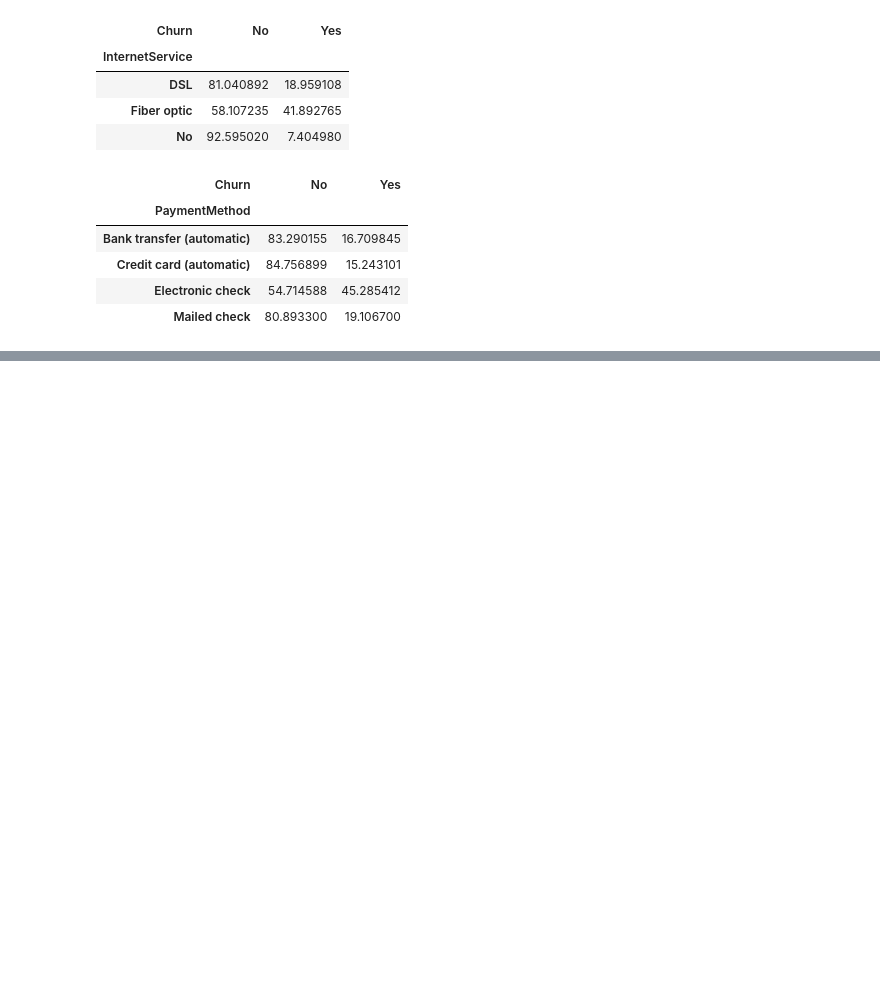
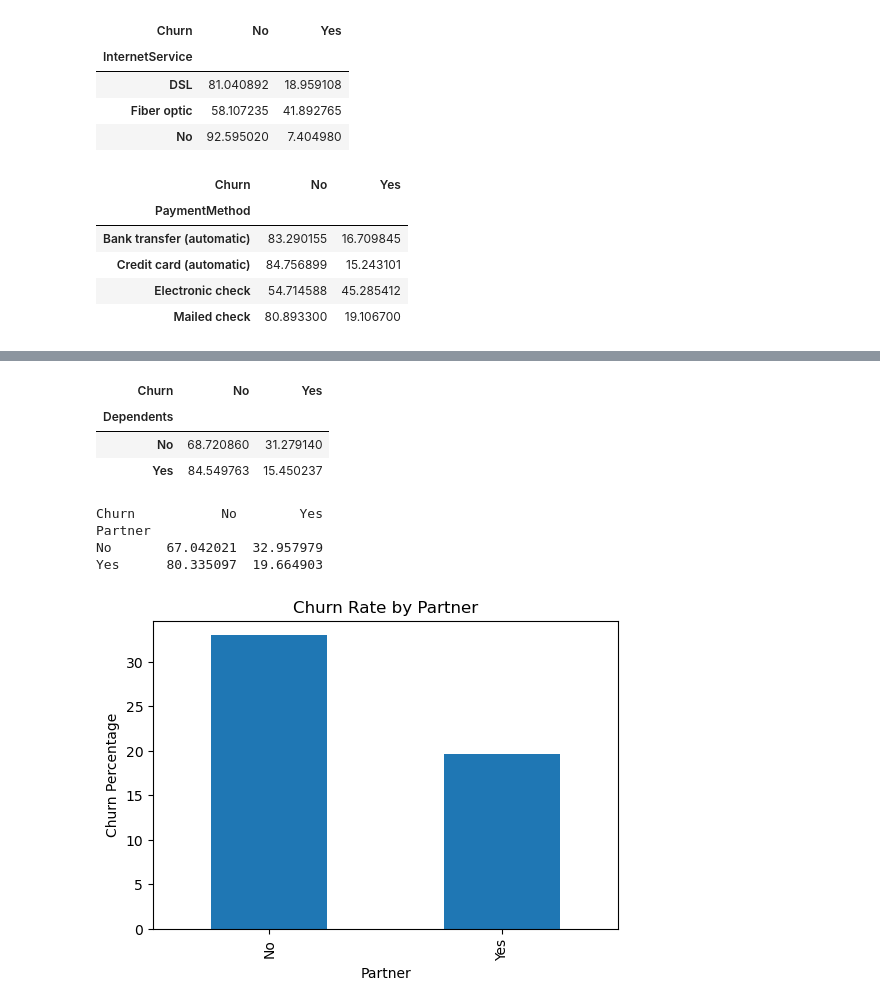
Before and after one commit to gobarihimanshu071/Customer-Churn-Prediction, a Jupyter notebook: notebook/churn_analysis.ipynb, the cells around one changed output, grey strips where cells are left out. Cells and saved outputs as stored; diff of their text form; code cells hidden in the pictures; blank space fills up the shorter version.

```diff
--- a/notebook/churn_analysis.ipynb
+++ b/notebook/churn_analysis.ipynb
@@ -291,0 +302,34 @@ pd.crosstab(
+# %%
+pd.crosstab(
+    df["Dependents"],
+    df["Churn"],
+    normalize="index"
+)*100
+# %% [output]
+| Churn | No | Yes |
+| Dependents |  |  |
+| No | 68.720860 | 31.279140 |
+| Yes | 84.549763 | 15.450237 |
+# %%
+partner_churn = pd.crosstab(
+    df["Partner"],
+    df["Churn"],
+    normalize="index"
+) * 100
+
+print(partner_churn)
+
+partner_churn["Yes"].plot(
+    kind="bar",
+    figsize=(6,4)
+)
+
+plt.ylabel("Churn Percentage")
+plt.title("Churn Rate by Partner")
+plt.show()
+# %% [output]
+Churn           No        Yes
+Partner
+No       67.042021  32.957979
+Yes      80.335097  19.664903
+[figure, added]
```
Also changed, not shown: parts of 11 cells of this notebook.
